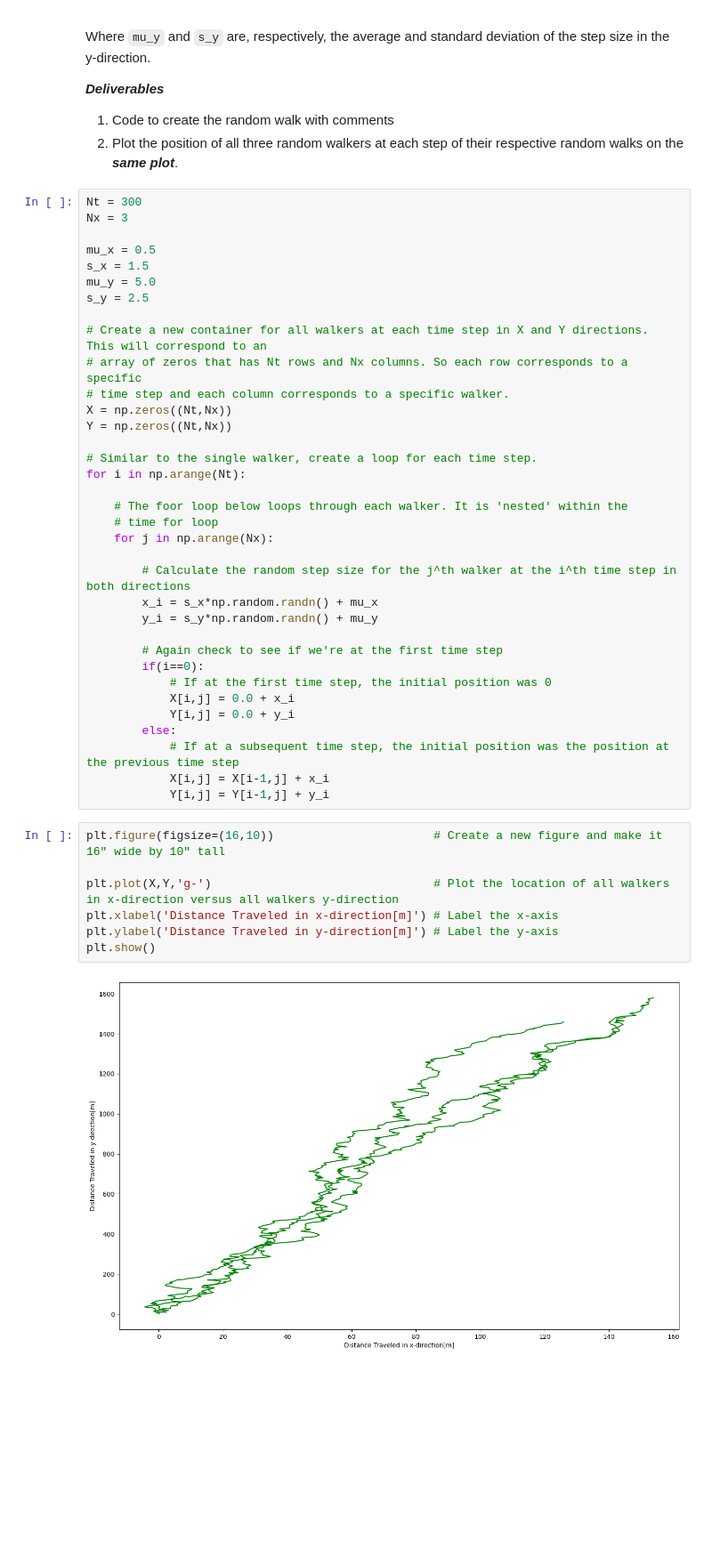
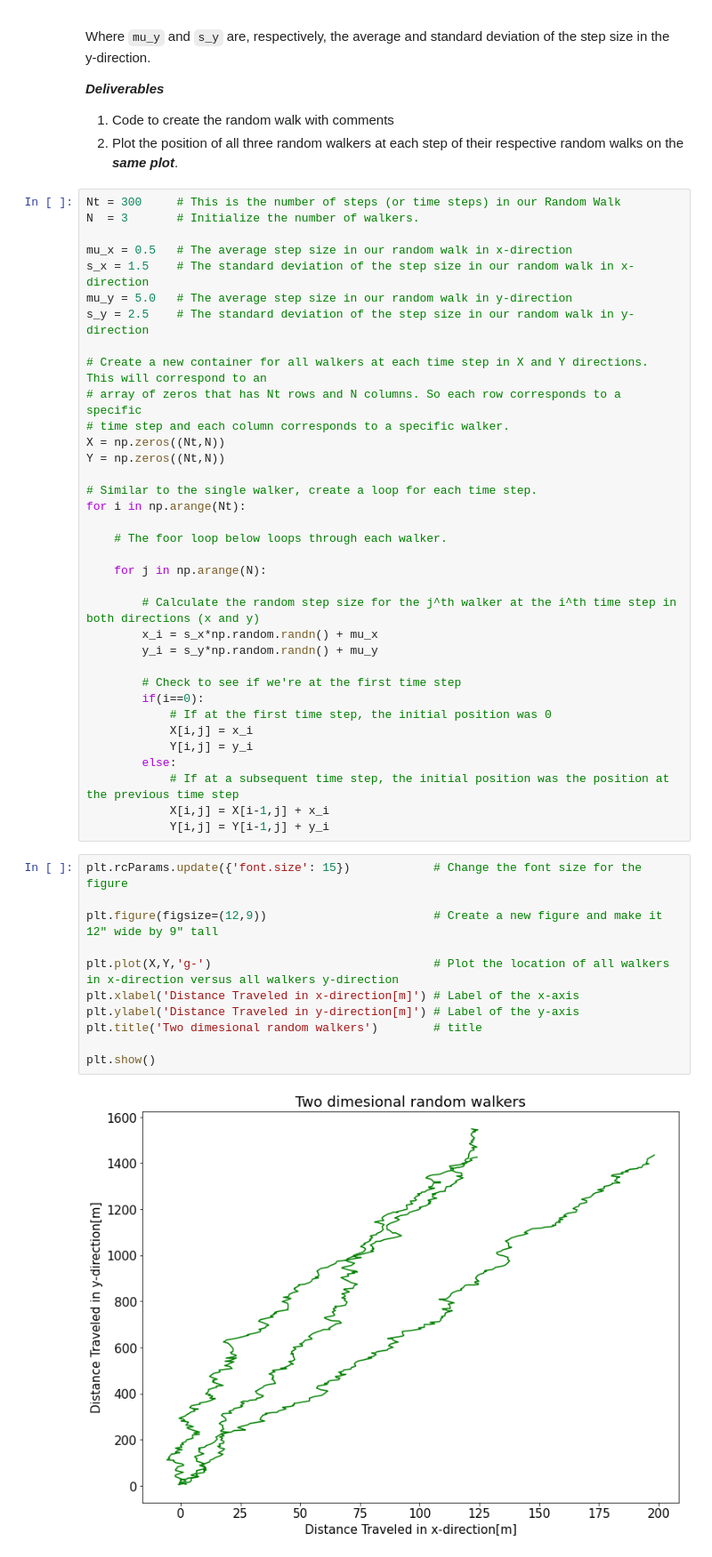
Before and after one commit to yao24/geos518-fall-2021, a Jupyter notebook: mod01/mod01-Assignment.ipynb, the cells around one changed output. Shown: that part at 89% size. Cells and saved outputs as stored; diff of their text form; blank space fills up the shorter version.

```diff
--- a/mod01/mod01-Assignment.ipynb
+++ b/mod01/mod01-Assignment.ipynb
@@ -122,46 +130,50 @@ ___Deliverables___
 1. Code to create the random walk with comments
 2. Plot the position of all three random walkers at each step of their respective random walks on the ___same plot___.
 # %%
-Nt = 300
-Nx = 3
+Nt = 300     # This is the number of steps (or time steps) in our Random Walk
+N  = 3       # Initialize the number of walkers.
 
-mu_x = 0.5
-s_x = 1.5
-mu_y = 5.0
-s_y = 2.5
+mu_x = 0.5   # The average step size in our random walk in x-direction
+s_x = 1.5    # The standard deviation of the step size in our random walk in x-direction
+mu_y = 5.0   # The average step size in our random walk in y-direction
+s_y = 2.5    # The standard deviation of the step size in our random walk in y-direction
 
 # Create a new container for all walkers at each time step in X and Y directions. This will correspond to an
-# array of zeros that has Nt rows and Nx columns. So each row corresponds to a specific
+# array of zeros that has Nt rows and N columns. So each row corresponds to a specific
 # time step and each column corresponds to a specific walker.
-X = np.zeros((Nt,Nx))
-Y = np.zeros((Nt,Nx))
+X = np.zeros((Nt,N))
+Y = np.zeros((Nt,N))
 
 # Similar to the single walker, create a loop for each time step.
 for i in np.arange(Nt):
 
-    # The foor loop below loops through each walker. It is 'nested' within the
-    # time for loop
-    for j in np.arange(Nx):
+    # The foor loop below loops through each walker.
 
-        # Calculate the random step size for the j^th walker at the i^th time step in both directions
+    for j in np.arange(N):
+
+        # Calculate the random step size for the j^th walker at the i^th time step in both directions (x and y)
         x_i = s_x*np.random.randn() + mu_x
         y_i = s_y*np.random.randn() + mu_y
 
-        # Again check to see if we're at the first time step
+        # Check to see if we're at the first time step
         if(i==0):
             # If at the first time step, the initial position was 0
-            X[i,j] = 0.0 + x_i
-            Y[i,j] = 0.0 + y_i
+            X[i,j] = x_i
+            Y[i,j] = y_i
         else:
             # If at a subsequent time step, the initial position was the position at the previous time step
             X[i,j] = X[i-1,j] + x_i
             Y[i,j] = Y[i-1,j] + y_i
 # %%
-plt.figure(figsize=(16,10))                       # Create a new figure and make it 16" wide by 10" tall
+plt.rcParams.update({'font.size': 15})            # Change the font size for the figure
+
+plt.figure(figsize=(12,9))                        # Create a new figure and make it 12" wide by 9" tall
 
 plt.plot(X,Y,'g-')                                # Plot the location of all walkers in x-direction versus all walkers y-direction
-plt.xlabel('Distance Traveled in x-direction[m]') # Label the x-axis
-plt.ylabel('Distance Traveled in y-direction[m]') # Label the y-axis
+plt.xlabel('Distance Traveled in x-direction[m]') # Label of the x-axis
+plt.ylabel('Distance Traveled in y-direction[m]') # Label of the y-axis
+plt.title('Two dimesional random walkers')        # title
+
 plt.show()
 # %% [output]
-[figure, old version]
+[figure, new version]
```
Also changed, not shown: parts of 6 cells of this notebook, 1 other file.
